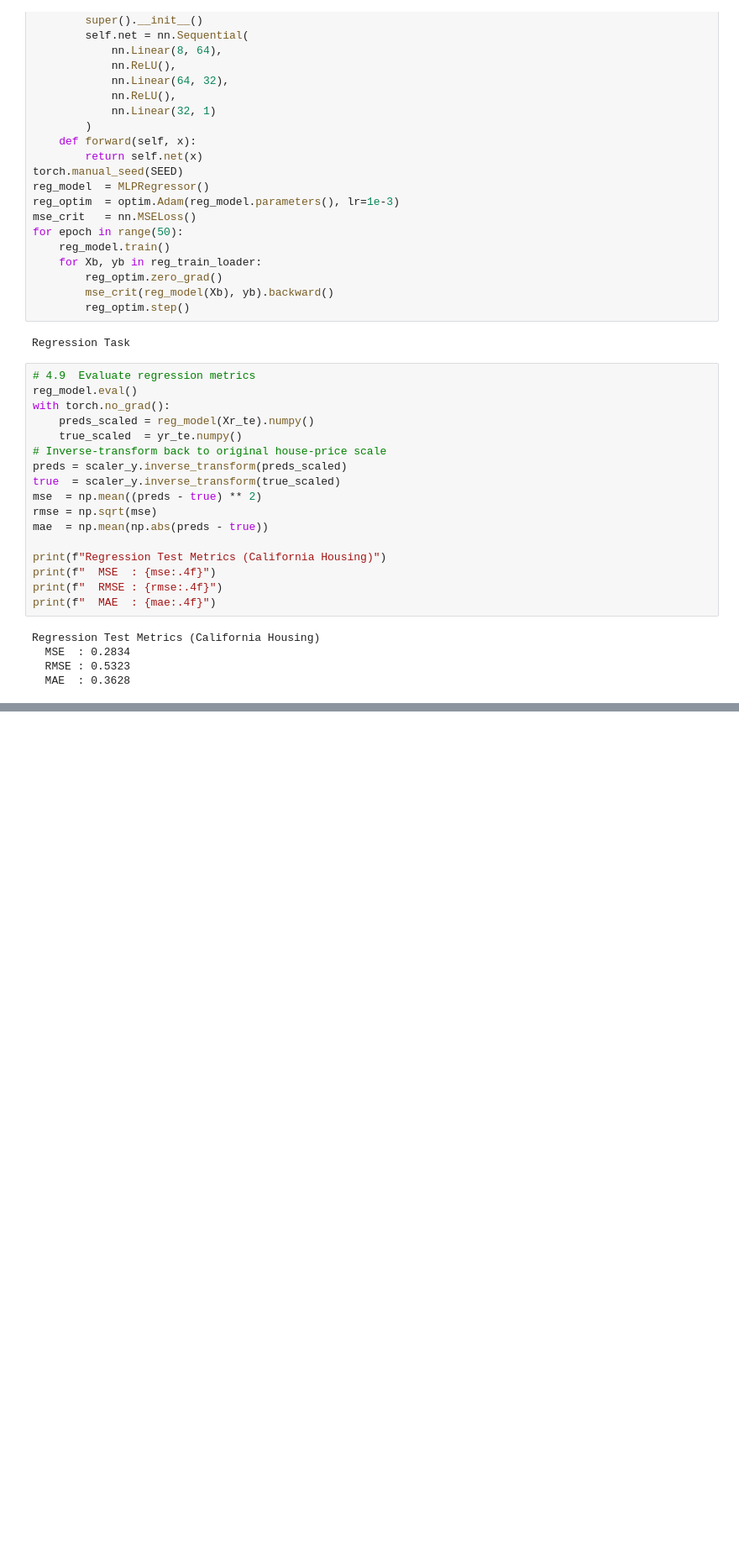
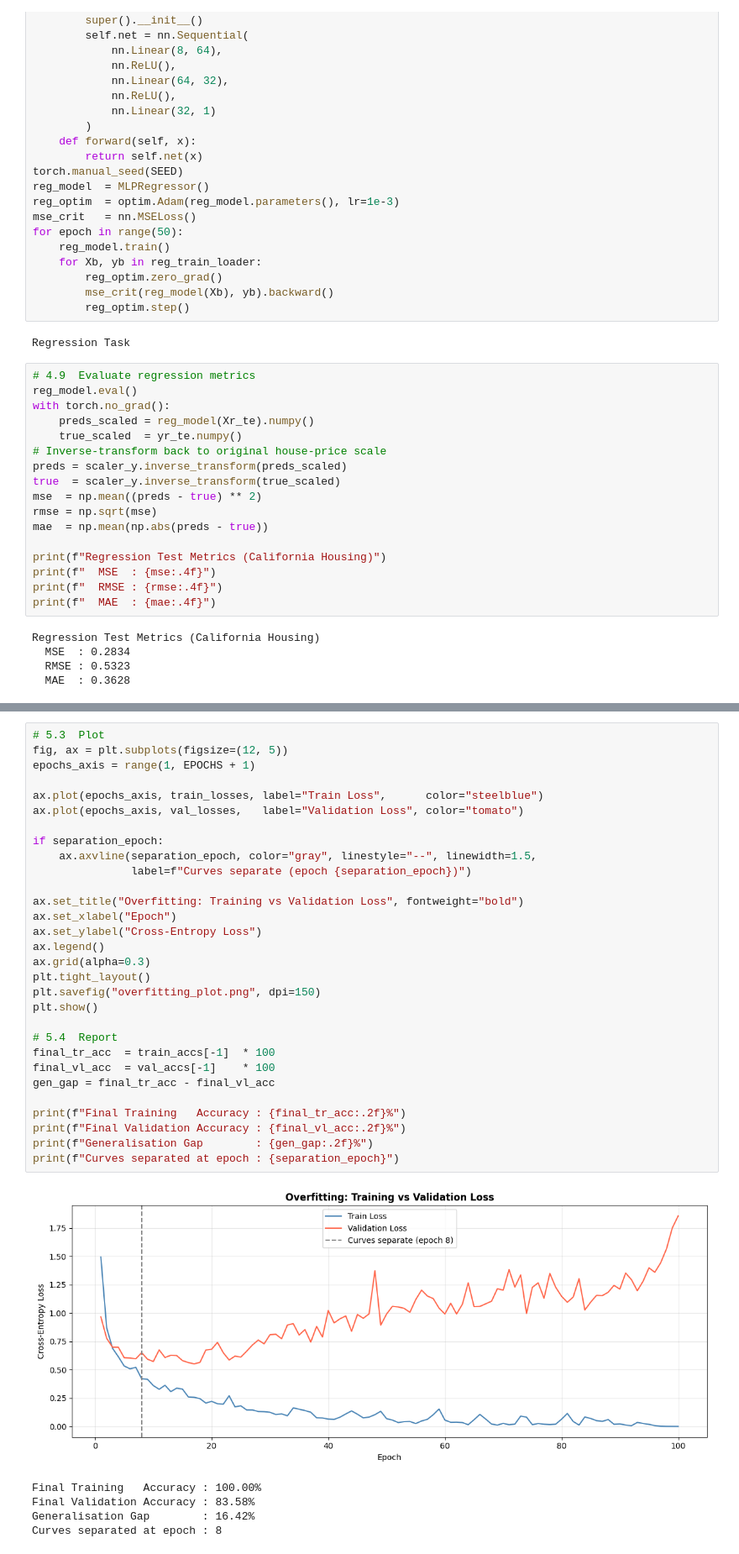
Before and after one commit to RaniaShoaib89/Fashion-MNIST-NN, a Jupyter notebook: A1.ipynb, the cells around one changed output, grey strips where cells are left out. Shown at 84% size. Cells and saved outputs as stored; diff of their text form; blank space fills up the shorter version.

Commit message:
Kaggle Notebook | Assignment 1 | Forced Overfitting

```diff
--- a/A1.ipynb
+++ b/A1.ipynb
@@ -688,0 +974,36 @@ Regression Test Metrics (California Housing)
+# %%
+# 5.3  Plot
+fig, ax = plt.subplots(figsize=(12, 5))
+epochs_axis = range(1, EPOCHS + 1)
+
+ax.plot(epochs_axis, train_losses, label="Train Loss",      color="steelblue")
+ax.plot(epochs_axis, val_losses,   label="Validation Loss", color="tomato")
+
+if separation_epoch:
+    ax.axvline(separation_epoch, color="gray", linestyle="--", linewidth=1.5,
+               label=f"Curves separate (epoch {separation_epoch})")
+
+ax.set_title("Overfitting: Training vs Validation Loss", fontweight="bold")
+ax.set_xlabel("Epoch")
+ax.set_ylabel("Cross-Entropy Loss")
+ax.legend()
+ax.grid(alpha=0.3)
+plt.tight_layout()
+plt.savefig("overfitting_plot.png", dpi=150)
+plt.show()
+
+# 5.4  Report
+final_tr_acc  = train_accs[-1]  * 100
+final_vl_acc  = val_accs[-1]    * 100
+gen_gap = final_tr_acc - final_vl_acc
+
+print(f"Final Training   Accuracy : {final_tr_acc:.2f}%")
+print(f"Final Validation Accuracy : {final_vl_acc:.2f}%")
+print(f"Generalisation Gap        : {gen_gap:.2f}%")
+print(f"Curves separated at epoch : {separation_epoch}")
+# %% [output]
+[figure, added]
+Final Training   Accuracy : 100.00%
+Final Validation Accuracy : 83.58%
+Generalisation Gap        : 16.42%
+Curves separated at epoch : 8
```
Also changed, not shown: parts of 9 cells of this notebook.
